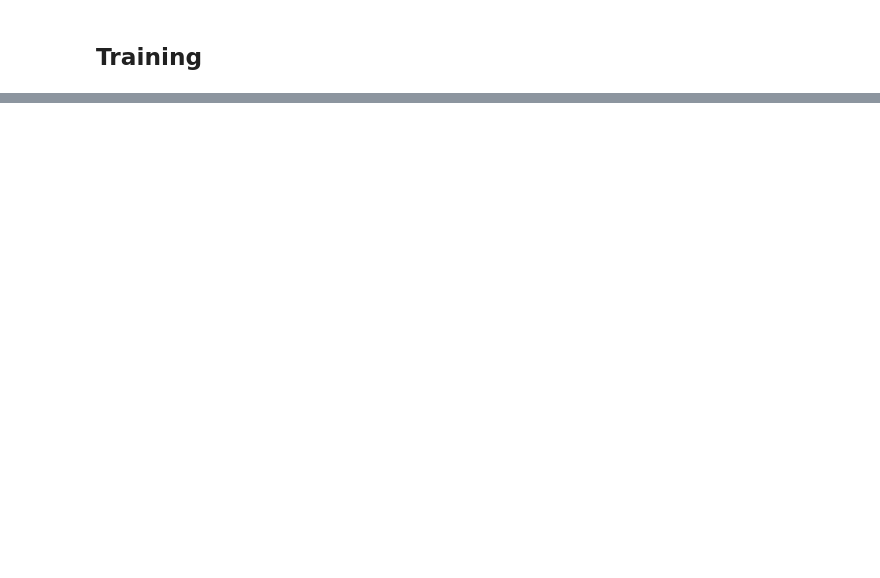
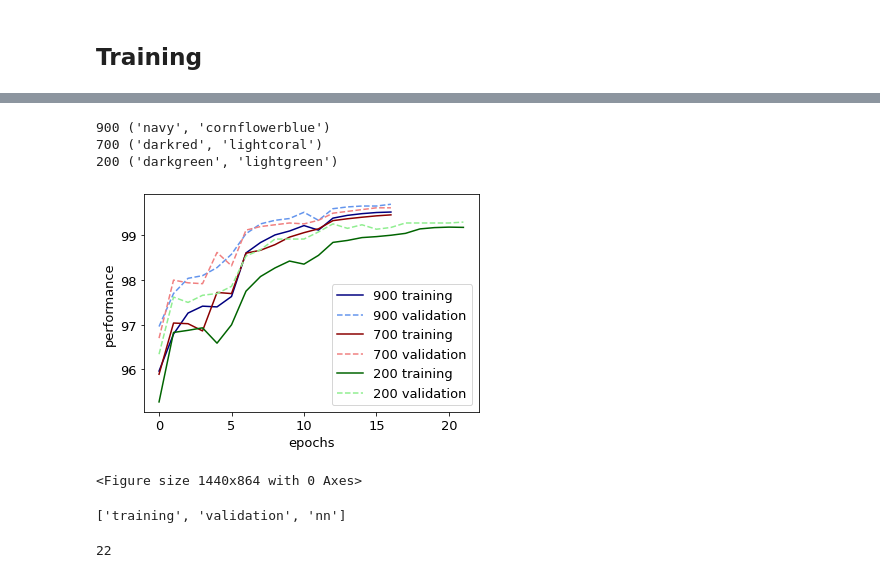
Before and after one commit to Tobias-Fechner/yr5-computational-intelligence, a Jupyter notebook: TF06-assignment-q2a-training-best-model.ipynb, the cells around one changed output, grey strips where cells are left out. Drawn from its saved outputs; the diff is of its cells as text; code cells hidden in the pictures; blank space fills up the shorter version.

```diff
--- a/TF06-assignment-q2a-training-best-model.ipynb
+++ b/TF06-assignment-q2a-training-best-model.ipynb
@@ -78,0 +124,40 @@ variance
+# %%
+colours = [('navy',
+           'cornflowerblue'),
+           ('darkred',
+           'lightcoral'),
+           ('darkgreen',
+           'lightgreen')]
+# %%
+for hid, colour in zip(results.keys(), colours):
+    label='{} '.format(int(hid)) + list(results[hid].keys())[0]
+    plt.plot(range(len(results[hid]['training'])),
+             results[hid]['training'],
+             label=label,
+             c=colour[0])
+
+    label='{} '.format(int(hid)) + list(results[hid].keys())[1]
+    plt.plot(range(len(results[hid]['validation'])),
+             results[hid]['validation'],
+             label=label,
+             c=colour[1],
+             linestyle='--')
+
+plt.ylabel('performance')
+plt.xlabel('epochs')
+plt.legend()
+plt.show()
+# %% [output]
+900 ('navy', 'cornflowerblue')
+700 ('darkred', 'lightcoral')
+200 ('darkgreen', 'lightgreen')
+[figure, added]
+<Figure size 1440x864 with 0 Axes>
+# %%
+list(results['700'].keys())
+# %% [output]
+['training', 'validation', 'nn']
+# %%
+len(results['200']['training'])
+# %% [output]
+22
```
Also changed, not shown: parts of 15 cells of this notebook, 2 other files.
